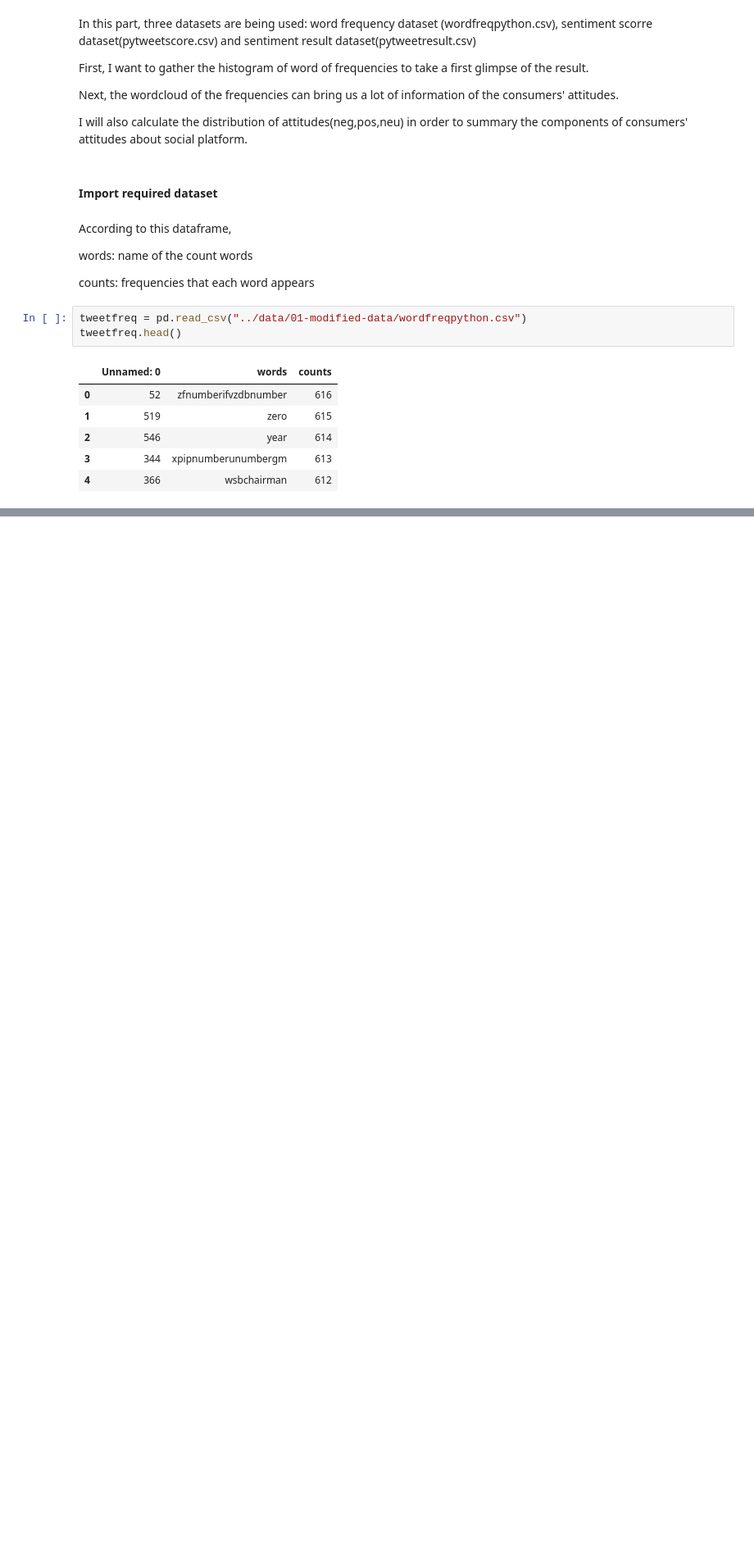
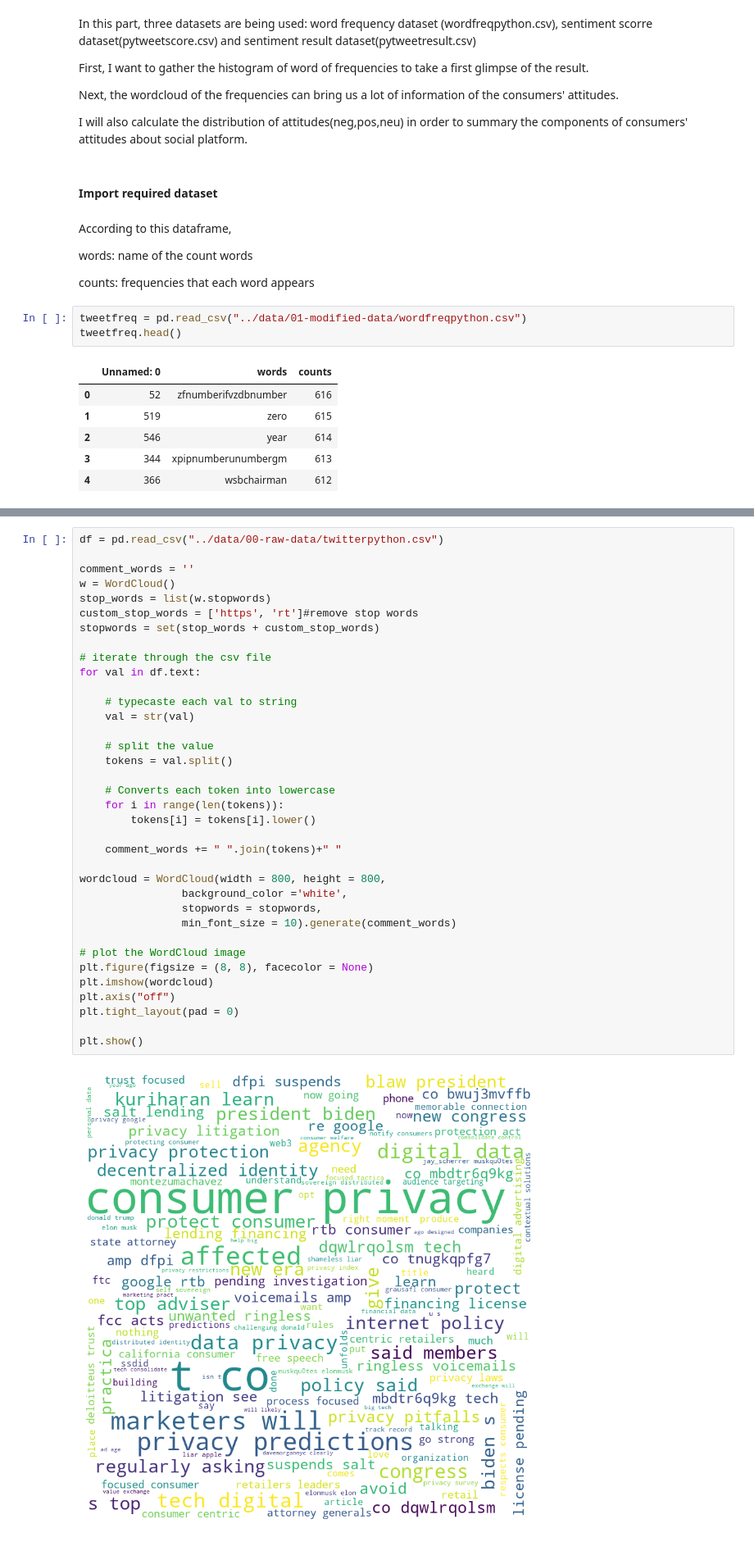
Before and after one commit to anly501/anly-501-project-YilinYang2000, a Jupyter notebook: 501-project-website/codes/data-exploring1.ipynb, the cells around one changed output, grey strips where cells are left out. Shown at 82% size. Cells and saved outputs as stored; diff of their text form; blank space fills up the shorter version.

```diff
--- a/501-project-website/codes/data-exploring1.ipynb
+++ b/501-project-website/codes/data-exploring1.ipynb
@@ -57,0 +72,38 @@ tweetfreq.head()
+# %%
+df = pd.read_csv("../data/00-raw-data/twitterpython.csv")
+
+comment_words = ''
+w = WordCloud()
+stop_words = list(w.stopwords)
+custom_stop_words = ['https', 'rt']#remove stop words
+stopwords = set(stop_words + custom_stop_words)
+
+# iterate through the csv file
+for val in df.text:
+
+    # typecaste each val to string
+    val = str(val)
+
+    # split the value
+    tokens = val.split()
+
+    # Converts each token into lowercase
+    for i in range(len(tokens)):
+        tokens[i] = tokens[i].lower()
+
+    comment_words += " ".join(tokens)+" "
+
+wordcloud = WordCloud(width = 800, height = 800,
+                background_color ='white',
+                stopwords = stopwords,
+                min_font_size = 10).generate(comment_words)
+
+# plot the WordCloud image
+plt.figure(figsize = (8, 8), facecolor = None)
+plt.imshow(wordcloud)
+plt.axis("off")
+plt.tight_layout(pad = 0)
+
+plt.show()
+# %% [output]
+[figure, added]
```
Also changed, not shown: parts of 41 cells of this notebook, 17 other files.
